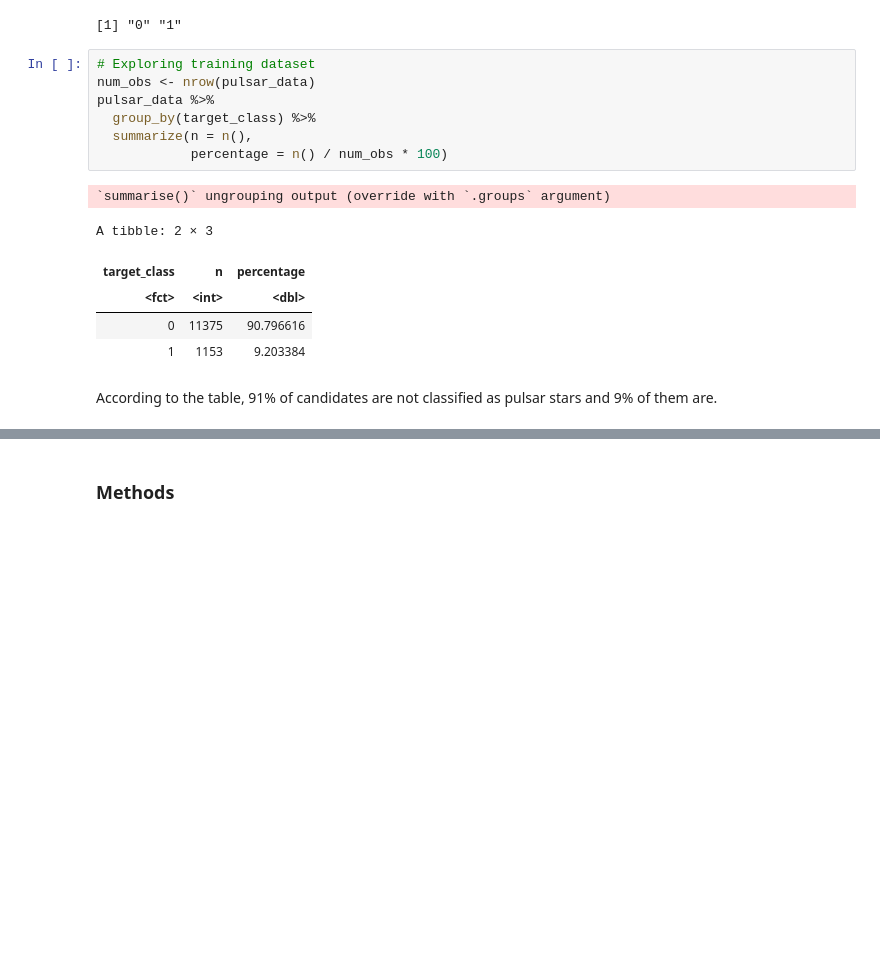
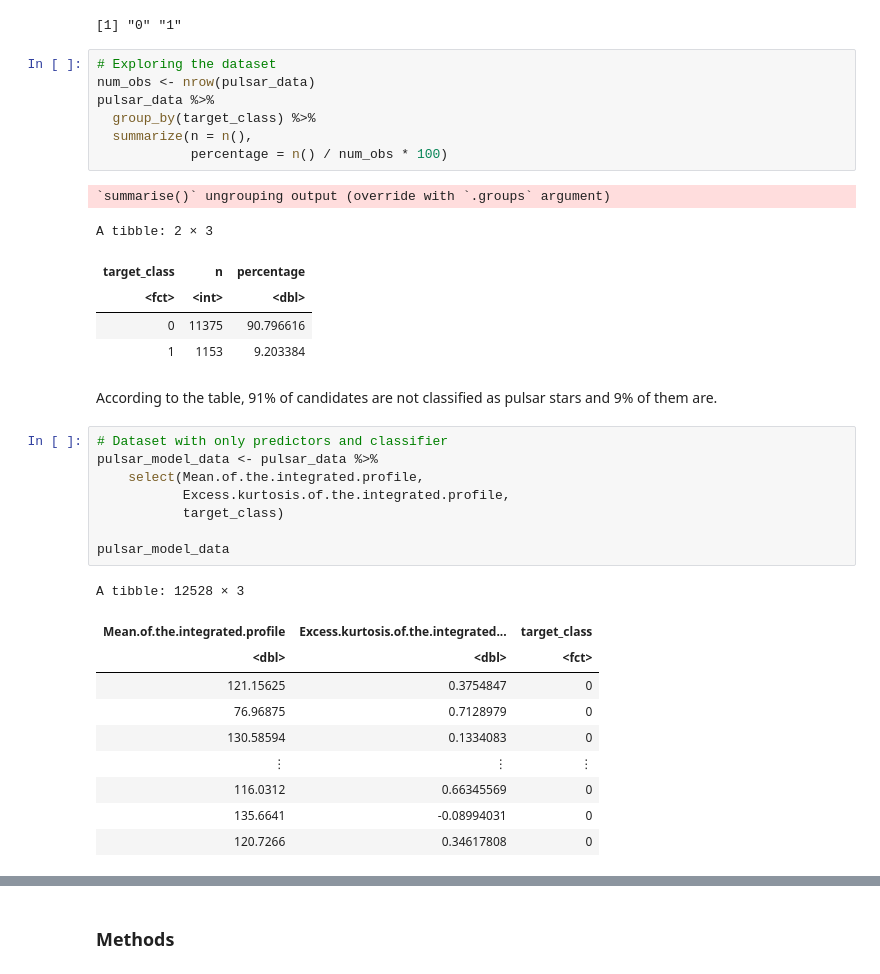
Before and after one commit to Hrithik0015/DSCI100_Project, a Jupyter notebook: Proposal.ipynb, the cells around one changed output, grey strips where cells are left out. Cells and saved outputs as stored; diff of their text form; blank space fills up the shorter version.

Commit message:
Added predictor and classifier dataset

```diff
--- a/Proposal.ipynb
+++ b/Proposal.ipynb
@@ -92,7 +93,7 @@ pulsar_data %>%
 # %% [output]
 [1] "0" "1"
 # %%
-# Exploring training dataset
+# Exploring the dataset
 num_obs <- nrow(pulsar_data)
 pulsar_data %>%
   group_by(target_class) %>%
@@ -107,4 +108,23 @@ A tibble: 2 × 3
 | 1 | 1153 | 9.203384 |
 # %% [markdown]
 According to the table, 91% of candidates are not classified as pulsar stars and 9% of them are.
+# %%
+# Dataset with only predictors and classifier
+pulsar_model_data <- pulsar_data %>%
+    select(Mean.of.the.integrated.profile,
+           Excess.kurtosis.of.the.integrated.profile,
+           target_class)
+
+pulsar_model_data
+# %% [output]
+A tibble: 12528 × 3
+| Mean.of.the.integrated.profile | Excess.kurtosis.of.the.integrated... | target_class |
+| <dbl> | <dbl> | <fct> |
+| 121.15625 | 0.3754847 | 0 |
+| 76.96875 | 0.7128979 | 0 |
+| 130.58594 | 0.1334083 | 0 |
+| ⋮ | ⋮ | ⋮ |
+| 116.0312 | 0.66345569 | 0 |
+| 135.6641 | -0.08994031 | 0 |
+| 120.7266 | 0.34617808 | 0 |
 # %%
```
Also changed, not shown: parts of 5 cells of this notebook.
